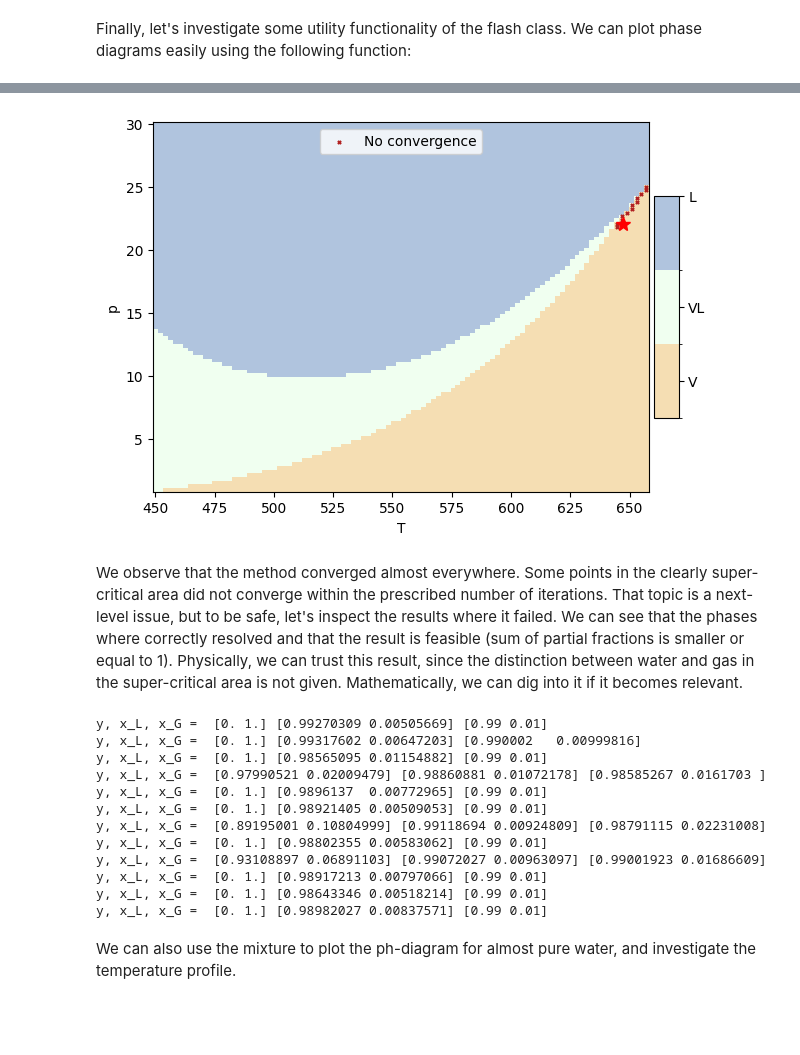
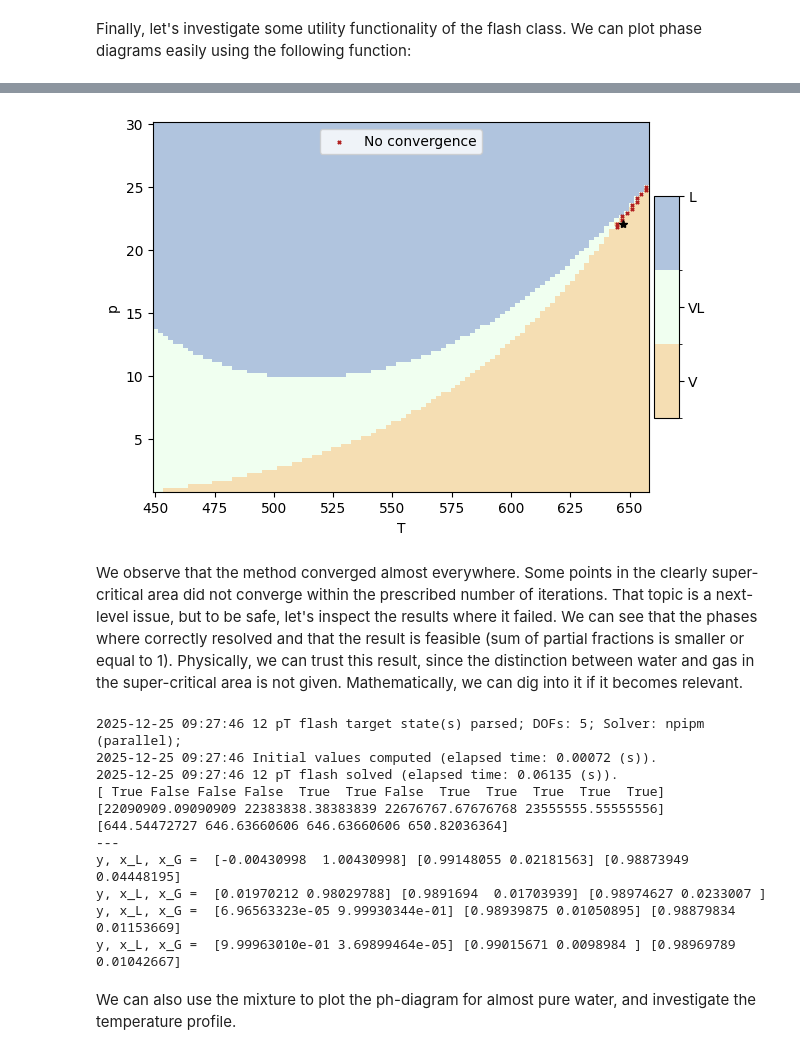
Before and after one commit to pmgbergen/porepy, a Jupyter notebook: tutorials/flash.ipynb, the cells around one changed output, grey strips where cells are left out. Cells and saved outputs as stored; diff of their text form; code cells hidden in the pictures; blank space fills up the shorter version.

```diff
--- a/tutorials/flash.ipynb
+++ b/tutorials/flash.ipynb
@@ -450,7 +450,7 @@ fig_pT, result_pT = flash1.plot_phase_diagram(
 
 # Fetch axes and mark the critical point of water.
 ax = fig_pT.axes[0]
-ax.plot(h2o.critical_temperature, h2o.critical_pressure / 1e6, "*r", markersize=10)
+ax.plot(h2o.critical_temperature, h2o.critical_pressure / 1e6, "*k", markersize=6)
 
 not_converged = ~result_pT.converged
 if np.any(not_converged):
@@ -474,8 +474,8 @@ if np.any(not_converged):
 Not converged: 12 / 10000
 Maximum iterations reached: 12 / 10000
 Diverged/ Failure: 0 / 10000
 [(np.float64(21797979.7979798), np.float64(644.5447272727273), np.int64(1)), (np.float64(22090909.090909094), np.float64(644.5447272727273), np.int64(1)), (np.float64(22383838.383838385), np.float64(6 ...
-[figure, old version]
+[figure, new version]
 # %% [markdown]
 We observe that the method converged almost everywhere. Some points in the clearly super-critical area did not converge within the prescribed number of iterations.
 That topic is a next-level issue, but to be safe, let's inspect the results where it failed.
@@ -483,27 +483,37 @@ We can see that the phases where correctly resolved and that the result is feasi
 Physically, we can trust this result, since the distinction between water and gas in the super-critical area is not given.
 Mathematically, we can dig into it if it becomes relevant.
 # %%
-y_inspect = result_pT.y[:, not_converged]
+params["gen_arg_params"] = [1e-4, 1e-2]
+result_pT_smoothed = flash1.flash(
+    {"p": result_pT.p[not_converged], "T": result_pT.T[not_converged]}, z, params=params
+)
+print(result_pT_smoothed.converged)
+not_converged_smoothed = ~result_pT_smoothed.converged
+
+print(
+    result_pT_smoothed.p[not_converged_smoothed],
+    result_pT_smoothed.T[not_converged_smoothed],
+)
+print("---")
+y_inspect = result_pT_smoothed.y[:, not_converged_smoothed]
 x_inspect = [
-    result_pT.phases[0].x[:, not_converged],
-    result_pT.phases[1].x[:, not_converged],
+    result_pT_smoothed.phases[0].x[:, not_converged_smoothed],
+    result_pT_smoothed.phases[1].x[:, not_converged_smoothed],
 ]
 
 for y, x_L, x_G in zip(y_inspect.T, x_inspect[0].T, x_inspect[1].T):
     print("y, x_L, x_G = ", y, x_L, x_G)
 # %% [output]
-y, x_L, x_G =  [0. 1.] [0.99270309 0.00505669] [0.99 0.01]
-y, x_L, x_G =  [0. 1.] [0.99317602 0.00647203] [0.990002   0.00999816]
-y, x_L, x_G =  [0. 1.] [0.98565095 0.01154882] [0.99 0.01]
-y, x_L, x_G =  [0.97990521 0.02009479] [0.98860881 0.01072178] [0.98585267 0.0161703 ]
-y, x_L, x_G =  [0. 1.] [0.9896137  0.00772965] [0.99 0.01]
-y, x_L, x_G =  [0. 1.] [0.98921405 0.00509053] [0.99 0.01]
-y, x_L, x_G =  [0.89195001 0.10804999] [0.99118694 0.00924809] [0.98791115 0.02231008]
-y, x_L, x_G =  [0. 1.] [0.98802355 0.00583062] [0.99 0.01]
-y, x_L, x_G =  [0.93108897 0.06891103] [0.99072027 0.00963097] [0.99001923 0.01686609]
-y, x_L, x_G =  [0. 1.] [0.98917213 0.00797066] [0.99 0.01]
-y, x_L, x_G =  [0. 1.] [0.98643346 0.00518214] [0.99 0.01]
-y, x_L, x_G =  [0. 1.] [0.98982027 0.00837571] [0.99 0.01]
+2025-12-25 09:27:46 12 pT flash target state(s) parsed; DOFs: 5; Solver: npipm (parallel);
+2025-12-25 09:27:46 Initial values computed (elapsed time: 0.00072 (s)).
+2025-12-25 09:27:46 12 pT flash solved (elapsed time: 0.06135 (s)).
+[ True False False False  True  True False  True  True  True  True  True]
+[22090909.09090909 22383838.38383839 22676767.67676768 23555555.55555556] [644.54472727 646.63660606 646.63660606 650.82036364]
+---
+y, x_L, x_G =  [-0.00430998  1.00430998] [0.99148055 0.02181563] [0.98873949 0.04448195]
+y, x_L, x_G =  [0.01970212 0.98029788] [0.9891694  0.01703939] [0.98974627 0.0233007 ]
+y, x_L, x_G =  [6.96563323e-05 9.99930344e-01] [0.98939875 0.01050895] [0.98879834 0.01153669]
+y, x_L, x_G =  [9.99963010e-01 3.69899464e-05] [0.99015671 0.0098984 ] [0.98969789 0.01042667]
 # %% [markdown]
 We can also use the mixture to plot the ph-diagram for almost pure water, and investigate the temperature profile.
 # %%
```
Also changed, not shown: parts of 7 cells of this notebook, 4 other files.
